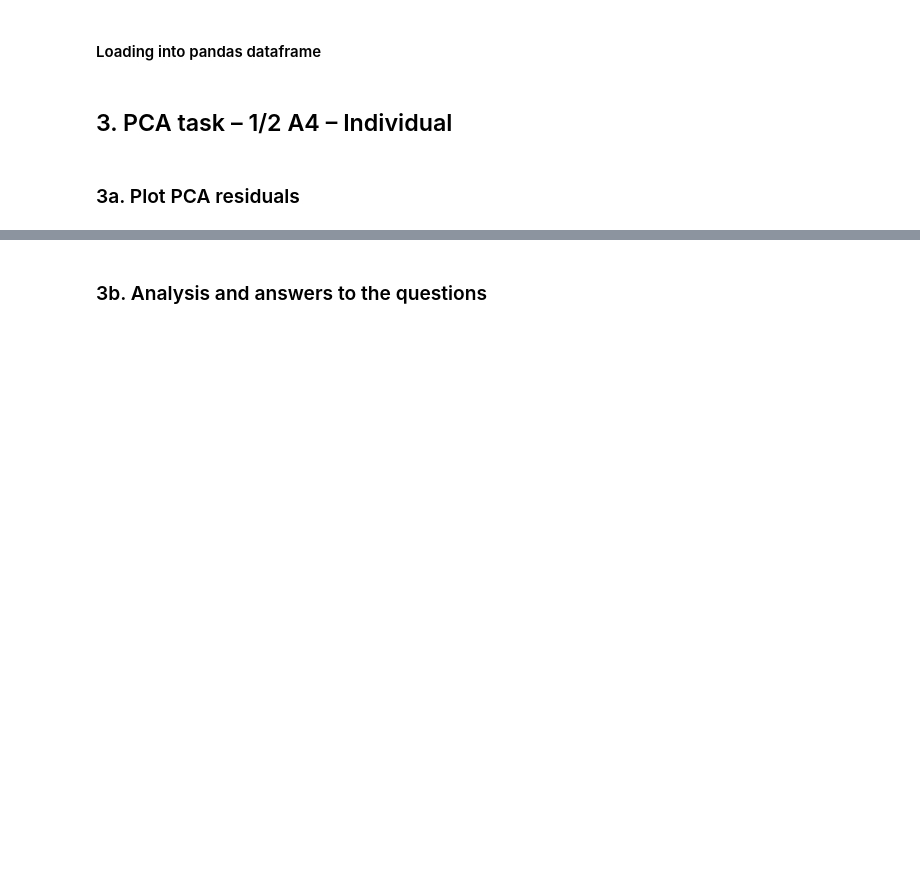
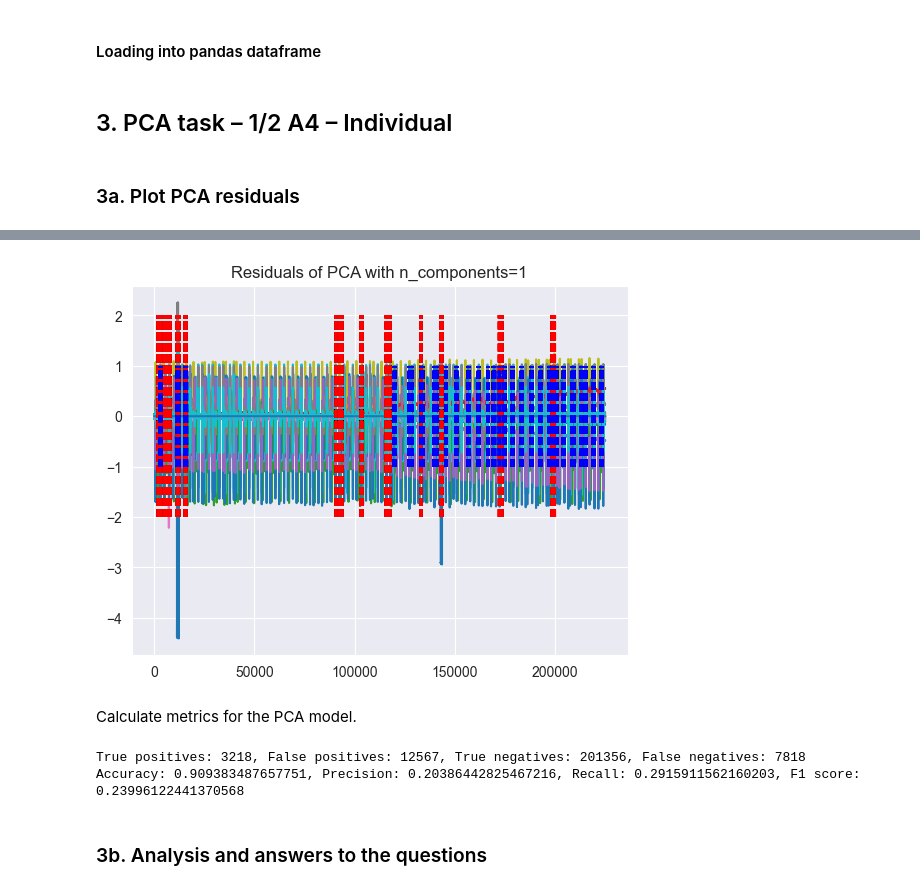
Before and after one commit to kbaran1998/CS4035-cyber-data, a Jupyter notebook: lab2/Lab2-PCA-Regression.ipynb, the cells around one changed output, grey strips where cells are left out. Cells and saved outputs as stored; diff of their text form; code cells hidden in the pictures; blank space fills up the shorter version.

```diff
--- a/lab2/Lab2-PCA-Regression.ipynb
+++ b/lab2/Lab2-PCA-Regression.ipynb
@@ -36,0 +131,9 @@ test_data_df.set_index('Id', inplace=True)
+# %%
+def calculate_thresholds(residuals, range_multiplier=1.5):
+    thresholds = {}
+    for signal in residuals.columns:
+        thresholds[signal] = (residuals[signal].min() * range_multiplier, residuals[signal].max() * range_multiplier)
+    return thresholds
+
+train_residuals = final_pca.inverse_transform(final_pca.transform(relevant_train_data_df)) - relevant_train_data_df
+thresholds = calculate_thresholds(train_residuals, range_multiplier=5)
@@ -36,0 +160,16 @@ test_data_df.set_index('Id', inplace=True)
+# %%
+def find_anomalies_in_residuals(residuals, thresholds):
+    """
+    Returns the set containing indices of anomalies in the residuals.
+    """
+    anomalies_indices = set()
+    for signal in residuals.columns:
+        allowed_range = thresholds[signal]
+        lower_bound = residuals[signal].lt(allowed_range[0])
+        upper_bound = residuals[signal].gt(allowed_range[1])
+        anomalies = lower_bound | upper_bound
+        current_anomaly_indices = set(np.arange(len(residuals.index))[anomalies])
+        anomalies_indices = anomalies_indices.union(current_anomaly_indices)
+    return anomalies_indices
+
+predicted_anomalies = list(find_anomalies_in_residuals(validation_residuals, thresholds))
@@ -37,2 +196,32 @@ test_data_df.set_index('Id', inplace=True)
+# %%
+plot_pca_residuals([validation_residuals], start_index=0, true_labels=anomaly_indices, predicted_labels=predicted_anomalies)
+# %% [output]
+[figure, added]
+# %% [markdown]
+Calculate metrics for the PCA model.
+# %%
+# Calculate the number of true positives, false positives, true negatives and false negatives
+def calculate_statistics(predicted_anomalies, true_anomalies):
+    true_positives = len(set(predicted_anomalies).intersection(set(true_anomalies)))
+    false_positives = len(set(predicted_anomalies).difference(set(true_anomalies)))
+    true_negatives = len(set(np.arange(len(validation_residuals.index))).difference(set(predicted_anomalies).union(set(true_anomalies))))
+    false_negatives = len(set(true_anomalies).difference(set(predicted_anomalies)))
+    return true_positives, false_positives, true_negatives, false_negatives
+
+tp, fp, tn, fn = calculate_statistics(predicted_anomalies, anomaly_indices)
+print(f"True positives: {tp}, False positives: {fp}, True negatives: {tn}, False negatives: {fn}")
+
+def calculate_metrics(tp, fp, tn, fn):
+    precision = tp / (tp + fp)
+    recall = tp / (tp + fn)
+    f1_score = 2 * precision * recall / (precision + recall)
+    accuracy = (tp + tn) / (tp + fp + tn + fn)
+    return accuracy, precision, recall, f1_score
+
+accuracy, precision, recall, f1_score = calculate_metrics(tp, fp, tn, fn)
+print(f"Accuracy: {accuracy}, Precision: {precision}, Recall: {recall}, F1 score: {f1_score}")
+# %% [output]
+True positives: 3218, False positives: 12567, True negatives: 201356, False negatives: 7818
+Accuracy: 0.909383487657751, Precision: 0.20386442825467216, Recall: 0.2915911562160203, F1 score: 0.23996122441370568
 # %% [markdown]
 ### 3b. Analysis and answers to the questions
```
Also changed, not shown: parts of 20 cells of this notebook.
